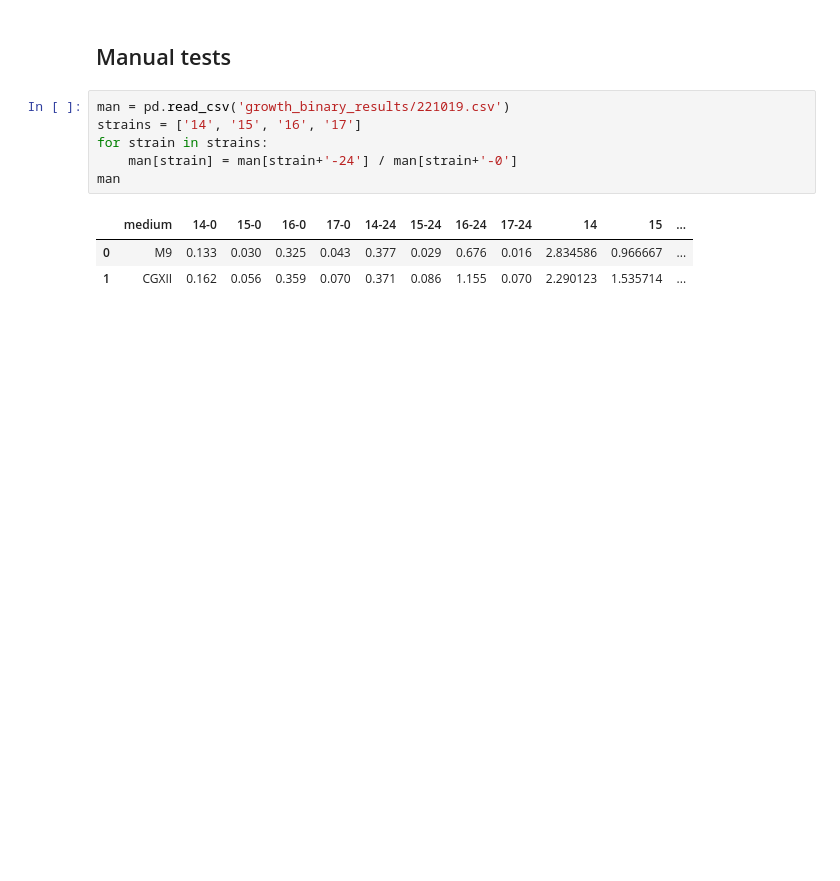
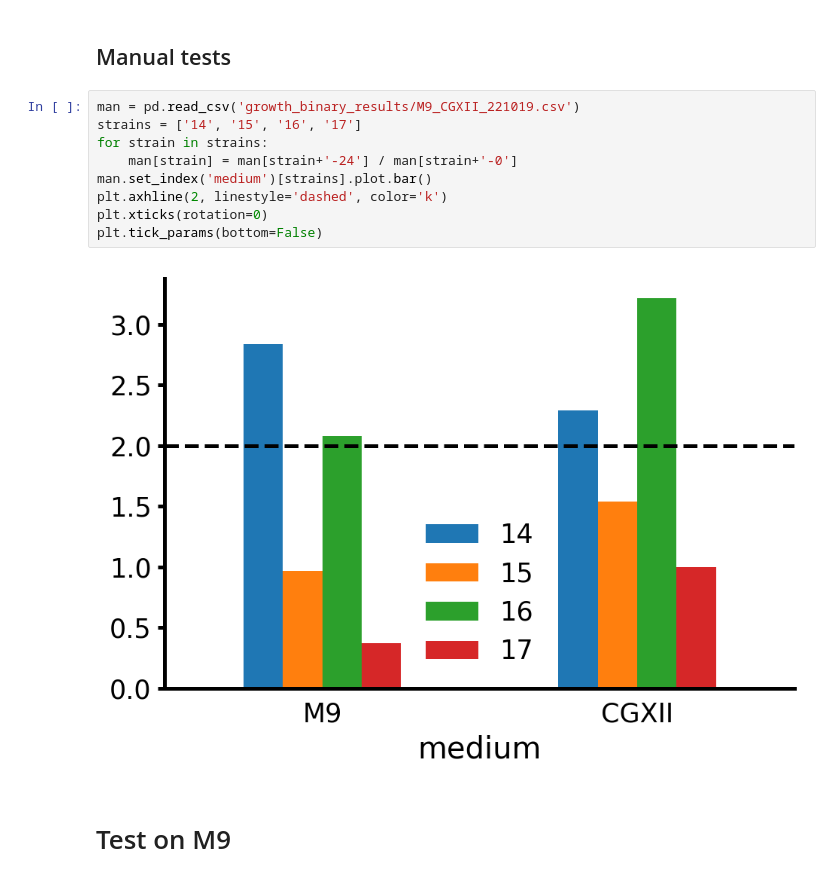
Before and after one commit to draeger-lab/C_striatum_wetlab, a Jupyter notebook: growth_binary/growth_binary.ipynb, the cells around one changed output. Cells and saved outputs as stored; diff of their text form; blank space fills up the shorter version.

```diff
--- a/growth_binary/growth_binary.ipynb
+++ b/growth_binary/growth_binary.ipynb
@@ -274,12 +308,15 @@ plt.savefig('growth_binary_figures/special_screening/CGXII_'+ strain + '_230117.
 # %% [markdown]
 ## Manual tests
 # %%
-man = pd.read_csv('growth_binary_results/221019.csv')
+man = pd.read_csv('growth_binary_results/M9_CGXII_221019.csv')
 strains = ['14', '15', '16', '17']
 for strain in strains:
     man[strain] = man[strain+'-24'] / man[strain+'-0']
-man
+man.set_index('medium')[strains].plot.bar()
+plt.axhline(2, linestyle='dashed', color='k')
+plt.xticks(rotation=0)
+plt.tick_params(bottom=False)
 # %% [output]
-|  | medium | 14-0 | 15-0 | 16-0 | 17-0 | 14-24 | 15-24 | 16-24 | 17-24 | 14 | 15 | ... |
-| 0 | M9 | 0.133 | 0.030 | 0.325 | 0.043 | 0.377 | 0.029 | 0.676 | 0.016 | 2.834586 | 0.966667 | ... |
-| 1 | CGXII | 0.162 | 0.056 | 0.359 | 0.070 | 0.371 | 0.086 | 1.155 | 0.070 | 2.290123 | 1.535714 | ... |
+[figure, added]
+# %% [markdown]
+# Test on M9
```
Also changed, not shown: parts of 12 cells of this notebook, 14 other files.
